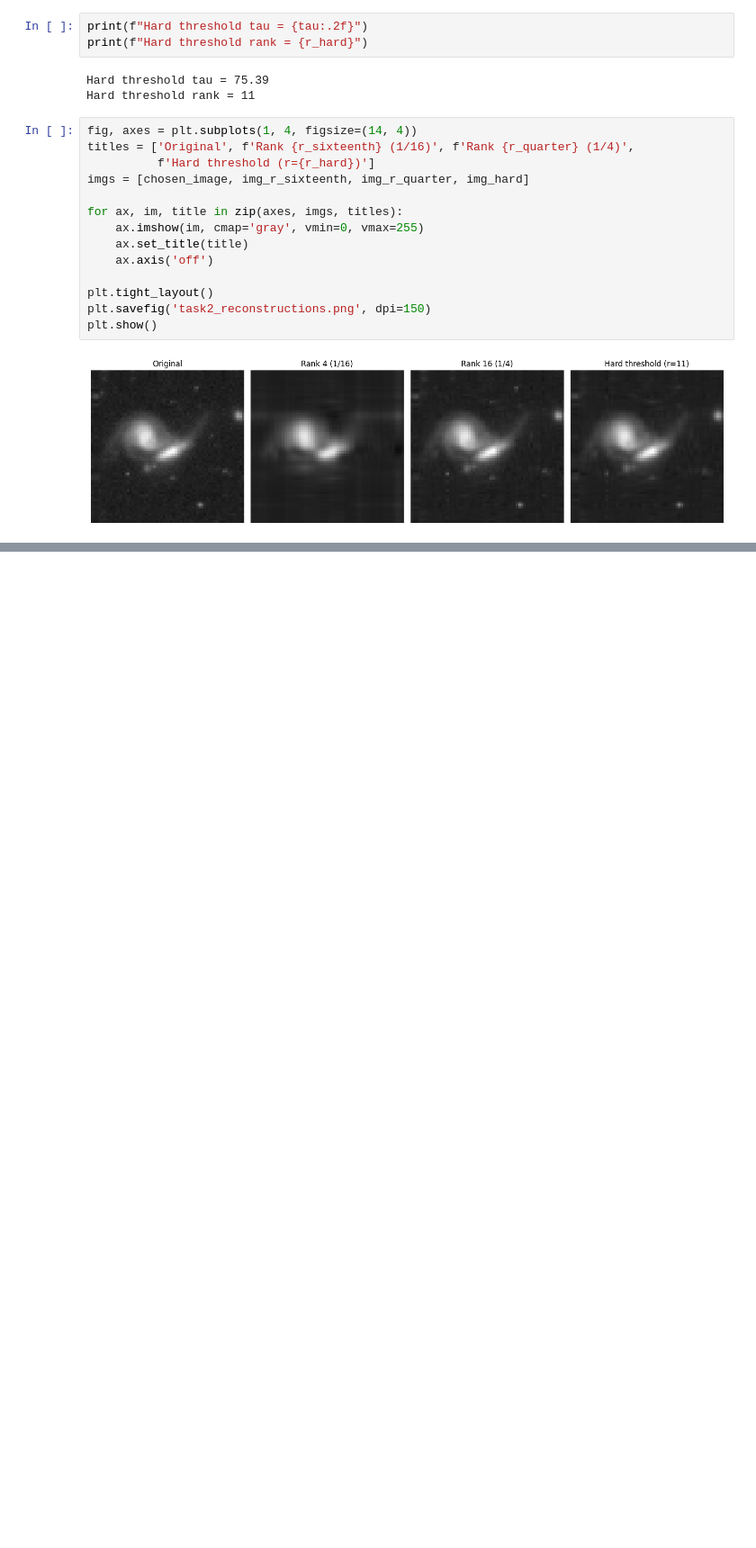
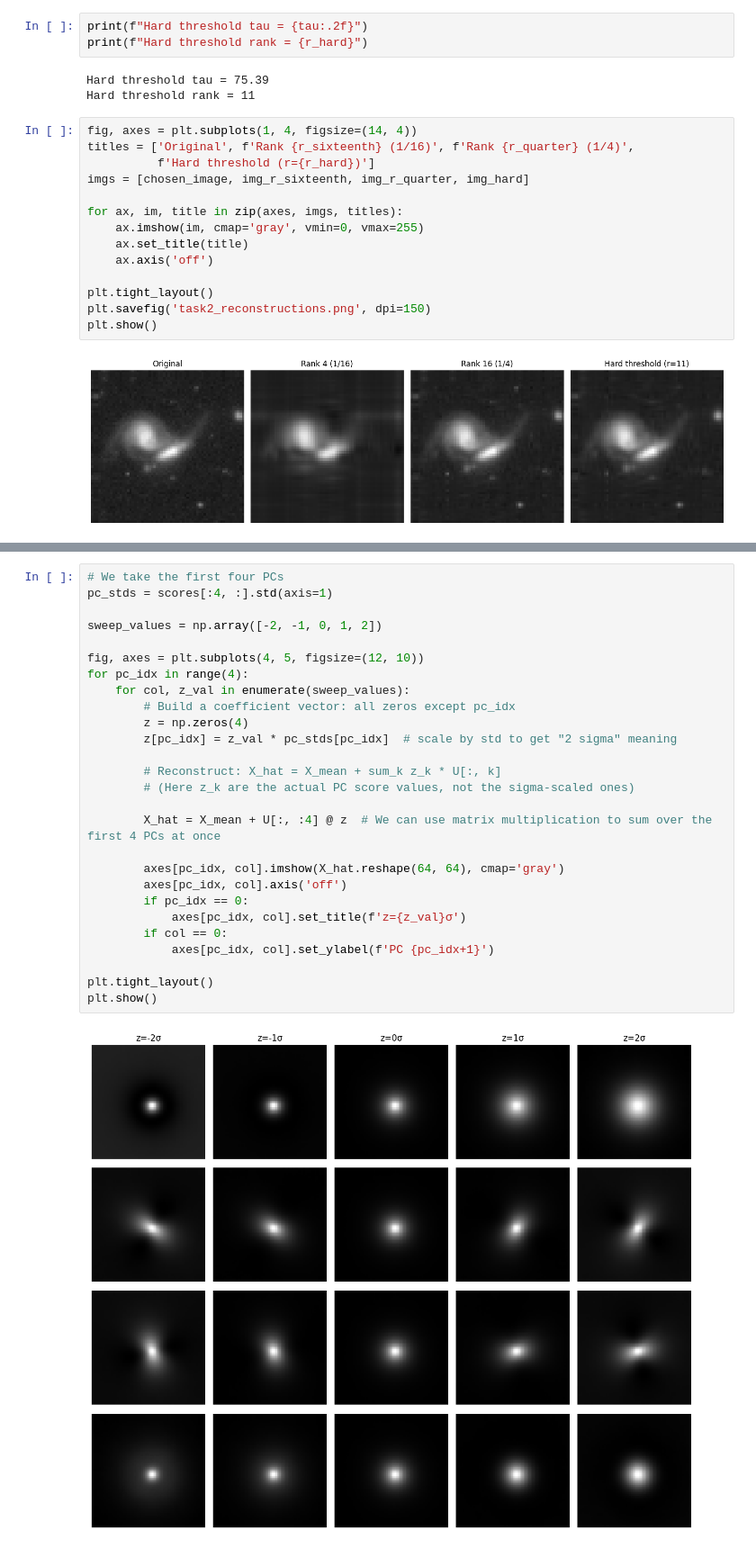
Before and after one commit to eiseleb47/DataScience, a Jupyter notebook: Worksheet_3/1-3.ipynb, the cells around one changed output, grey strips where cells are left out. Shown at 90% size. Cells and saved outputs as stored; diff of their text form; blank space fills up the shorter version.

```diff
--- a/Worksheet_3/wks_3.ipynb
+++ b/Worksheet_3/1-3.ipynb
@@ -142,0 +207,29 @@ plt.show()
+# %%
+# We take the first four PCs
+pc_stds = scores[:4, :].std(axis=1)
+
+sweep_values = np.array([-2, -1, 0, 1, 2])
+
+fig, axes = plt.subplots(4, 5, figsize=(12, 10))
+for pc_idx in range(4):
+    for col, z_val in enumerate(sweep_values):
+        # Build a coefficient vector: all zeros except pc_idx
+        z = np.zeros(4)
+        z[pc_idx] = z_val * pc_stds[pc_idx]  # scale by std to get "2 sigma" meaning
+
+        # Reconstruct: X_hat = X_mean + sum_k z_k * U[:, k]
+        # (Here z_k are the actual PC score values, not the sigma-scaled ones)
+
+        X_hat = X_mean + U[:, :4] @ z  # We can use matrix multiplication to sum over the first 4 PCs at once
+
+        axes[pc_idx, col].imshow(X_hat.reshape(64, 64), cmap='gray')
+        axes[pc_idx, col].axis('off')
+        if pc_idx == 0:
+            axes[pc_idx, col].set_title(f'z={z_val}σ')
+        if col == 0:
+            axes[pc_idx, col].set_ylabel(f'PC {pc_idx+1}')
+
+plt.tight_layout()
+plt.show()
+# %% [output]
+[figure, added]
```
Also changed, not shown: parts of 7 cells of this notebook.
